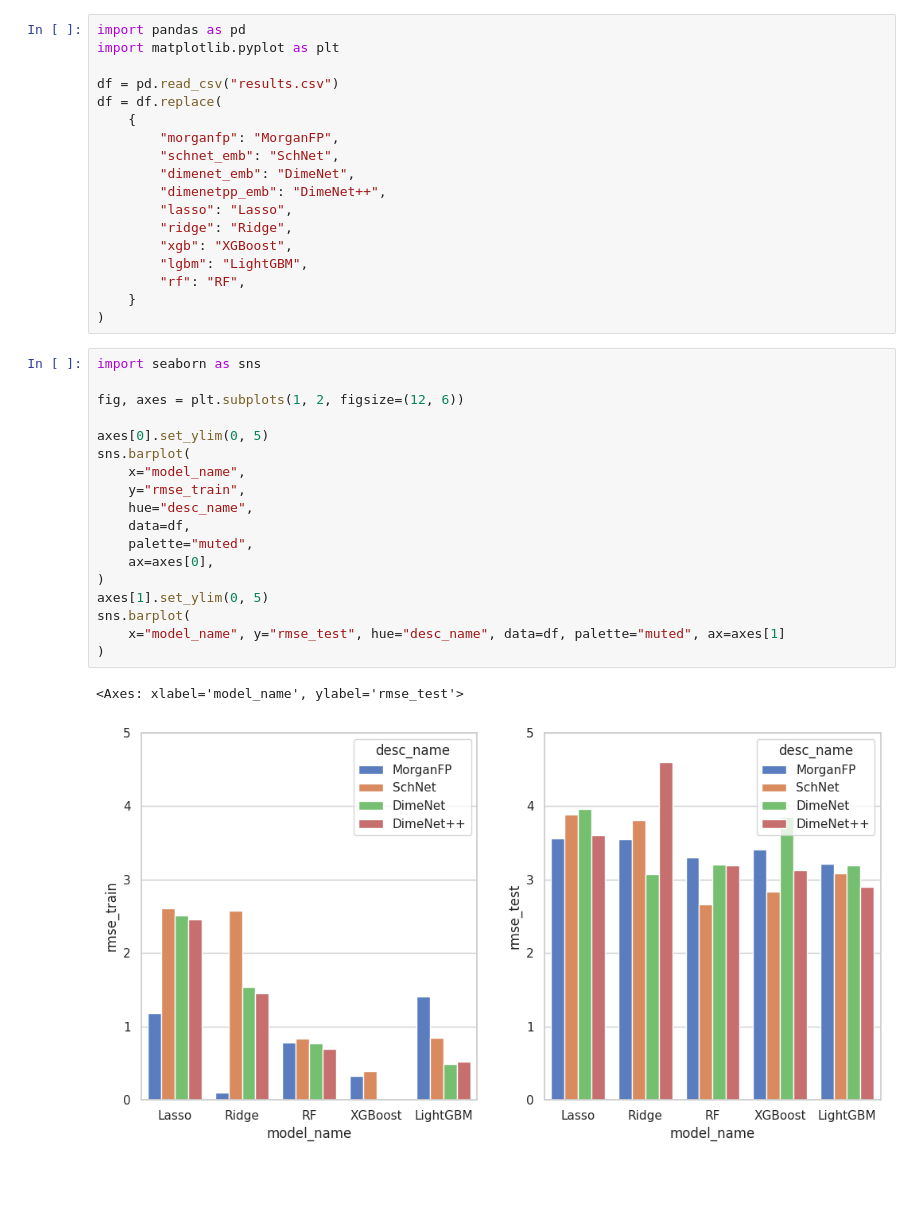
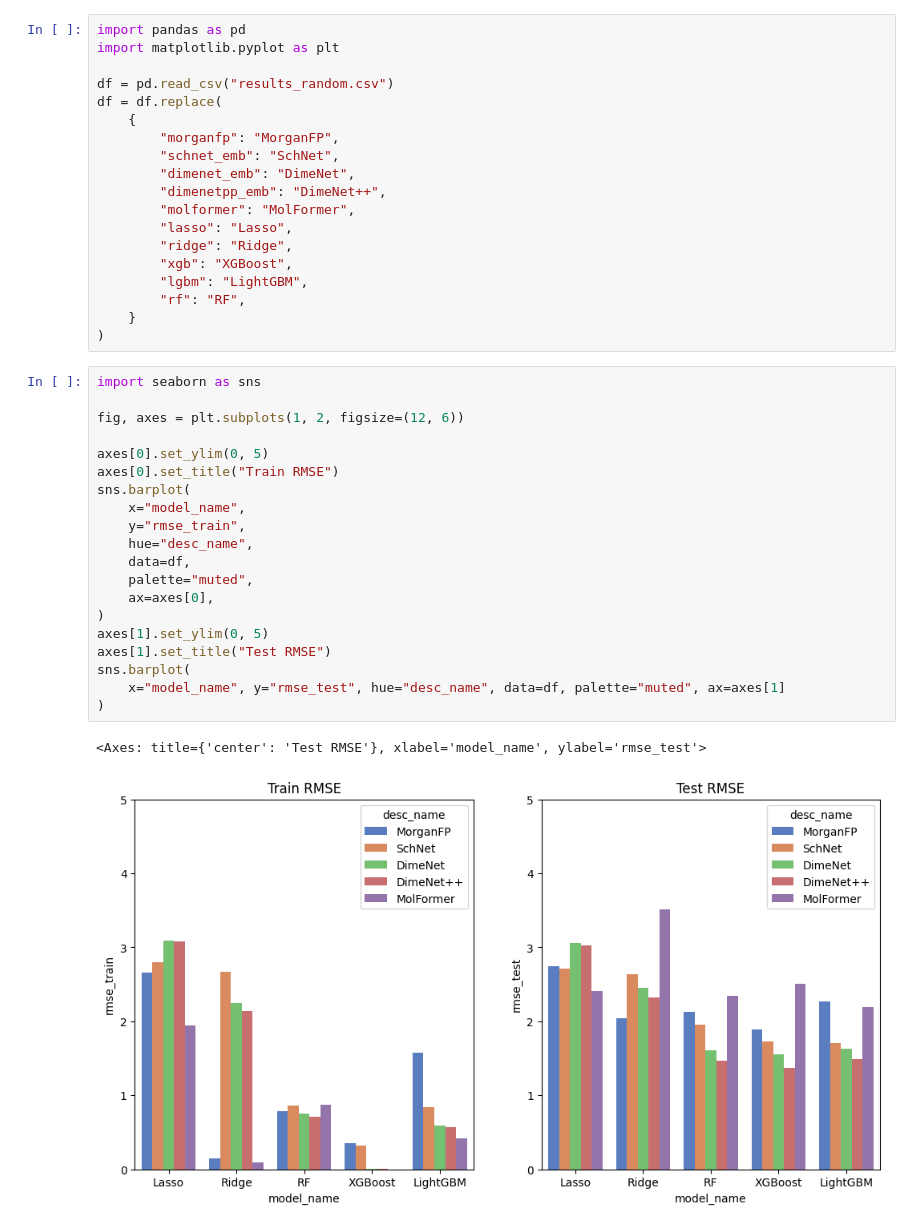
Before and after one commit to hodakamori/ml-tutorial, a Jupyter notebook: 045_molecule_3d/analysis.ipynb, the cells around one changed output. Drawn from its saved outputs; the diff is of its cells as text; blank space fills up the shorter version.

```diff
--- a/045_molecule_3d/analysis.ipynb
+++ b/045_molecule_3d/analysis.ipynb
@@ -2,13 +2,14 @@
 import pandas as pd
 import matplotlib.pyplot as plt
 
-df = pd.read_csv("results.csv")
+df = pd.read_csv("results_random.csv")
 df = df.replace(
     {
         "morganfp": "MorganFP",
         "schnet_emb": "SchNet",
         "dimenet_emb": "DimeNet",
         "dimenetpp_emb": "DimeNet++",
+        "molformer": "MolFormer",
         "lasso": "Lasso",
         "ridge": "Ridge",
         "xgb": "XGBoost",
@@ -19,21 +20,23 @@ df = df.replace(
 # %%
 import seaborn as sns
 
 fig, axes = plt.subplots(1, 2, figsize=(12, 6))
 
 axes[0].set_ylim(0, 5)
+axes[0].set_title("Train RMSE")
 sns.barplot(
     x="model_name",
     y="rmse_train",
     hue="desc_name",
     data=df,
     palette="muted",
     ax=axes[0],
 )
 axes[1].set_ylim(0, 5)
+axes[1].set_title("Test RMSE")
 sns.barplot(
     x="model_name", y="rmse_test", hue="desc_name", data=df, palette="muted", ax=axes[1]
 )
 # %% [output]
-<Axes: xlabel='model_name', ylabel='rmse_test'>
+<Axes: title={'center': 'Test RMSE'}, xlabel='model_name', ylabel='rmse_test'>
-[figure, old version]
+[figure, new version]
```
Also changed, not shown: parts of 2 cells of this notebook, 17 other files.
